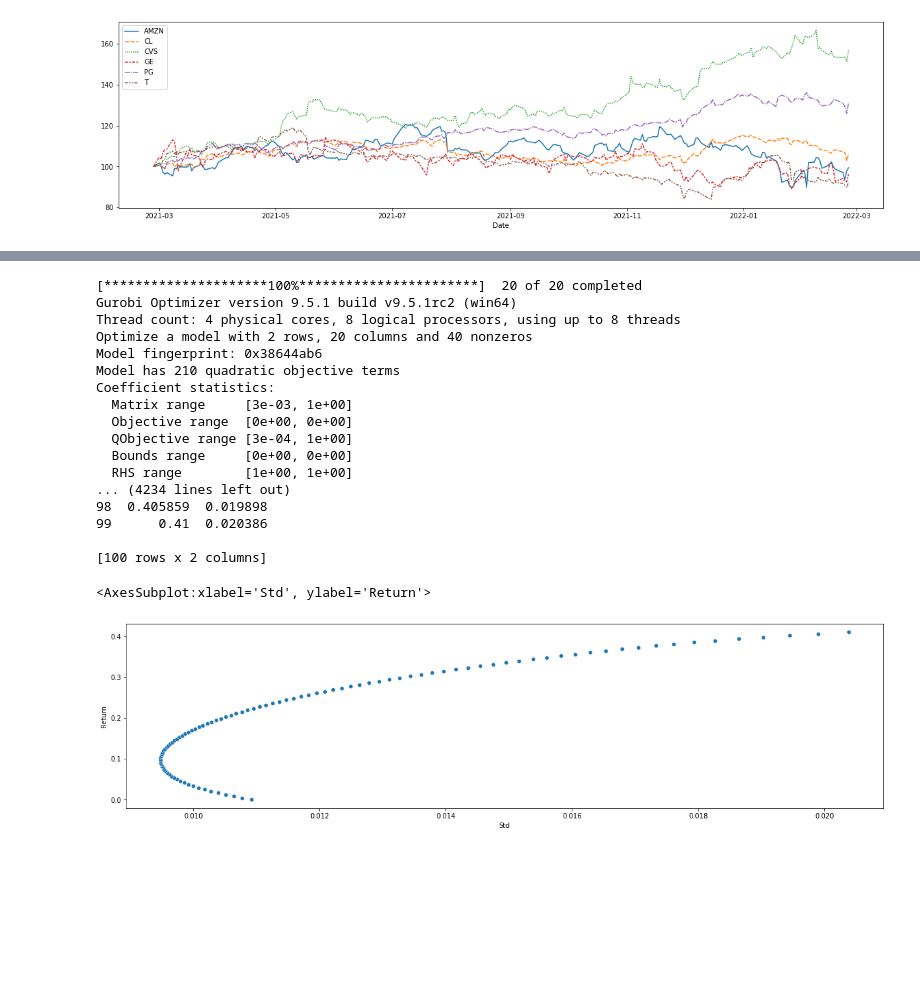
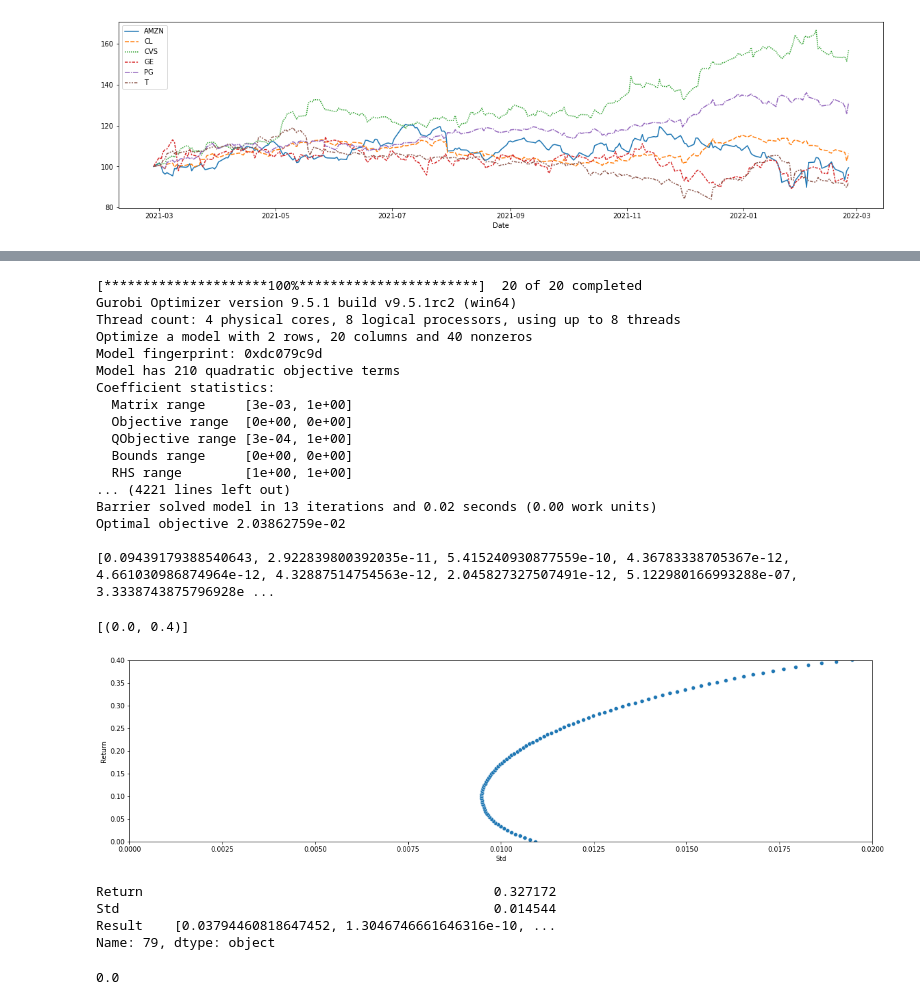
Before and after one commit to satish-kumar-pradhan/Portfolio-Optimization, a Jupyter notebook: EfficientFrontier.ipynb, the cells around one changed output, grey strips where cells are left out. Cells and saved outputs as stored; diff of their text form; code cells hidden in the pictures; blank space fills up the shorter version.

```diff
--- a/EfficientFrontier.ipynb
+++ b/EfficientFrontier.ipynb
@@ -153,7 +153,7 @@ def Efficient_Frontier_QP(Tickers,Resolution=4):
     port_ret = weight @ stock_mean_ret.values
     returnrate = MinRet
     target = m.addConstr(port_ret == returnrate,'target')
-    Frontier = pd.DataFrame([],columns=['Return','Std'])
+    Frontier = pd.DataFrame([],columns=['Return','Std','Result'])
     for i in np.linspace(MinRet,MaxRet,Resolution):
 
         target[0].rhs = i
@@ -161,12 +161,10 @@ def Efficient_Frontier_QP(Tickers,Resolution=4):
         m.setObjective(port_std, GRB.MINIMIZE)
         m.update()
         m.optimize()
-        temp = pd.DataFrame([[i,m.ObjVal]],columns=['Return','Std'])
+        temp = pd.DataFrame([[i,m.ObjVal,m.X]],columns=['Return','Std','Result'])
 
         Frontier = pd.concat([Frontier,temp],ignore_index=True)
 
-
-    print(Frontier)
     return(Frontier)
 # %%
 a=Efficient_Frontier_QP(Tickers_List,100)
@@ -175,7 +173,7 @@ a=Efficient_Frontier_QP(Tickers_List,100)
 Gurobi Optimizer version 9.5.1 build v9.5.1rc2 (win64)
 Thread count: 4 physical cores, 8 logical processors, using up to 8 threads
 Optimize a model with 2 rows, 20 columns and 40 nonzeros
-Model fingerprint: 0x38644ab6
+Model fingerprint: 0xdc079c9d
 Model has 210 quadratic objective terms
 Coefficient statistics:
   Matrix range     [3e-03, 1e+00]
@@ -183,14 +181,38 @@ Coefficient statistics:
   QObjective range [3e-04, 1e+00]
   Bounds range     [0e+00, 0e+00]
   RHS range        [1e+00, 1e+00]
-... (4234 lines left out)
-98  0.405859  0.019898
-99      0.41  0.020386
+... (4221 lines left out)
+Barrier solved model in 13 iterations and 0.02 seconds (0.00 work units)
+Optimal objective 2.03862759e-02
 
-[100 rows x 2 columns]
+[0.09439179388540643, 2.922839800392035e-11, 5.415240930877559e-10, 4.36783338705367e-12, 4.661030986874964e-12, 4.32887514754563e-12, 2.045827327507491e-12, 5.122980166993288e-07, 3.3338743875796928e ...
 # %%
 plt.figure(figsize=(20,5))
-sns.scatterplot(data=a,x='Std',y='Return')
+
+a_plot =sns.scatterplot(data=a,x='Std',y='Return')
+a_plot. set(xlim=(0, 0.02))
+a_plot. set(ylim=(0, 0.4))
 # %% [output]
-<AxesSubplot:xlabel='Std', ylabel='Return'>
+[(0.0, 0.4)]
-[figure, old version]
+[figure, new version]
+# %%
+RiskFreeInv = [0,0.025]
+temp=0
+for i in range(len(a)):
+    Port_ret = a.loc[i,'Return']
+    Std_ret = a.loc[i,'Std']
+    slope = (Port_ret - 0.025)/(Std_ret - 0)
+    if slope> temp:
+        temp=max(temp,slope)
+        b=a.loc[i,:]
+
+print(b)
+# %% [output]
+Return                                             0.327172
+Std                                                0.014544
+Result    [0.03794460818647452, 1.3046746661646316e-10, ...
+Name: 79, dtype: object
+# %%
+a.loc[0,'Return']
+# %% [output]
+0.0
```
Also changed, not shown: parts of 4 cells of this notebook.
